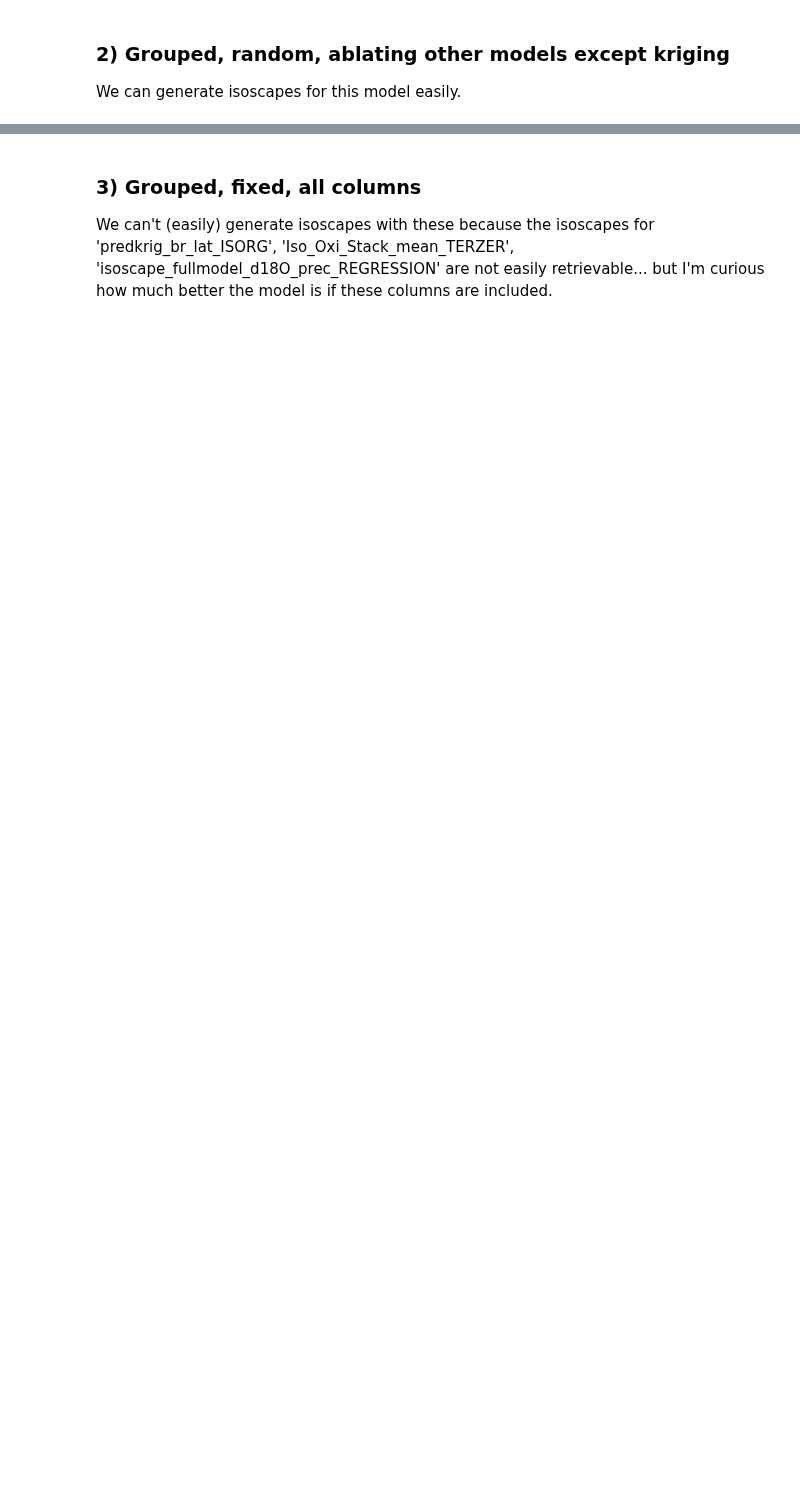
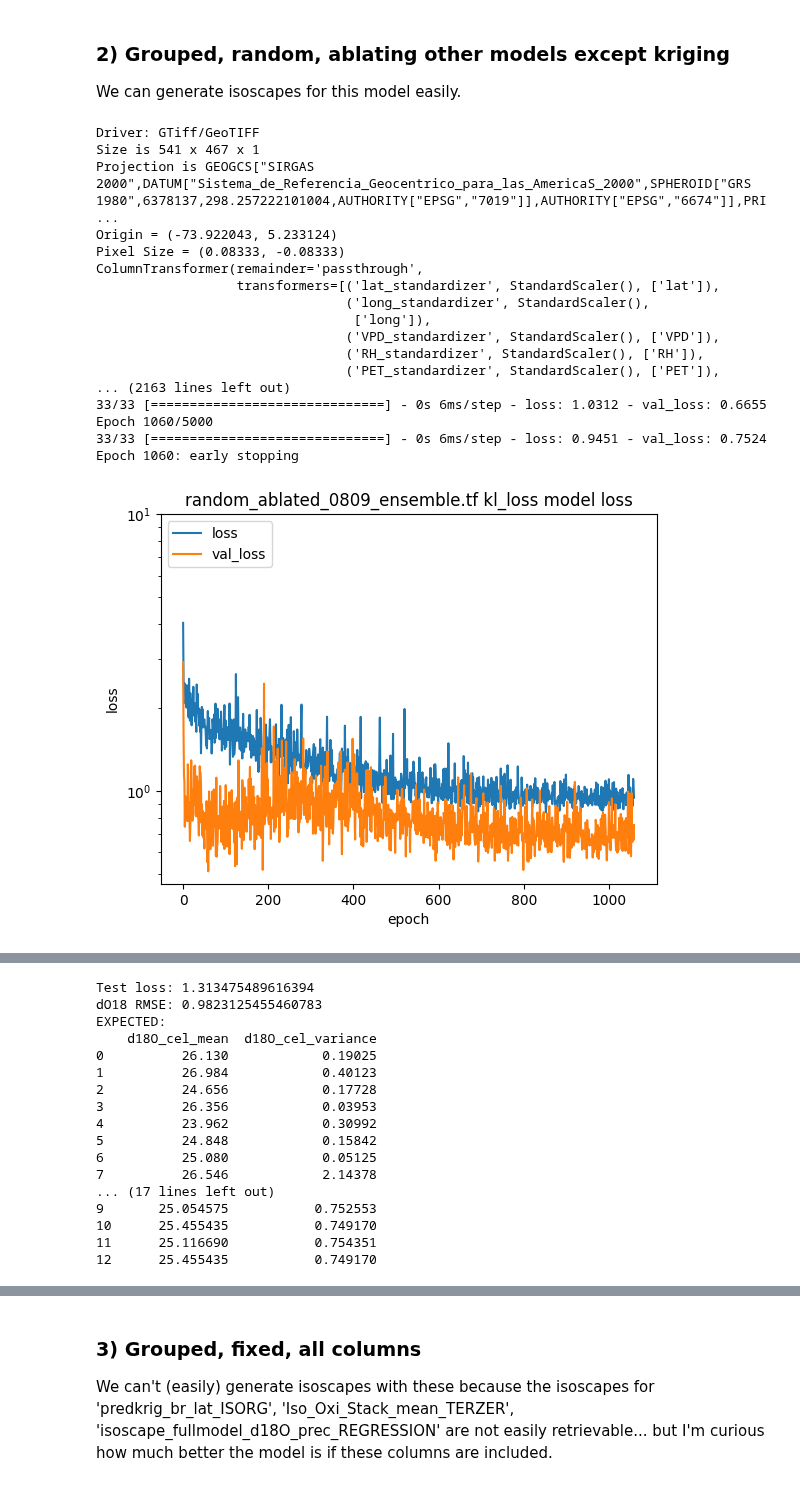
Before and after one commit to tnc-br/ddf-isoscapes, a Jupyter notebook: dnn/briso_d13C.ipynb, the cells around one changed output, grey strips where cells are left out. Saved outputs shown, nothing was run; the diff lists cells and outputs as text; code cells hidden in the pictures; blank space fills up the shorter version.

```diff
--- a/dnn/briso_d13C.ipynb
+++ b/dnn/briso_d13C.ipynb
@@ -430,18 +417,37 @@ We can generate isoscapes for this model easily.
 # %%
 grouped_random_fileset = {
     'TRAIN' : os.path.join(FP_ROOT, 'amazon_sample_data/canonical/uc_davis_train_random_grouped.csv'),
     'TEST' : os.path.join(FP_ROOT, 'amazon_sample_data/canonical/uc_davis_test_random_grouped.csv'),
     'VALIDATION' : os.path.join(FP_ROOT, 'amazon_sample_data/canonical/uc_davis_validation_random_grouped.csv'),
 }
 
 columns_to_passthrough = [
     'ordinary_kriging_linear_d18O_predicted_mean',
     'ordinary_kriging_linear_d18O_predicted_variance']
 columns_to_scale = []
 columns_to_standardize = ['lat', 'long', 'VPD', 'RH', 'PET', 'DEM', 'PA',
     'Mean Annual Temperature', 'Mean Annual Precipitation',]
 
 data = load_and_scale(grouped_random_fileset, columns_to_passthrough, columns_to_scale, columns_to_standardize)
-model = train_and_evaluate(data, "random_ablated_boosted", training_batch_size=3)
-model.save(get_model_save_location("random_ablated_boosted.tf"), save_format='tf')
-dump(data.feature_scaler, get_model_save_location('random_ablated_boosted_transformer.pkl'))
+model = train_and_evaluate(data, "random_ablated_0809_ensemble.tf", training_batch_size=3)
+model.save(get_model_save_location("random_ablated_0809_ensemble.tf"), save_format='tf')
+dump(data.feature_scaler, get_model_save_location('random_ablated_0809_ensemble.pkl'))
+# %% [output]
+Driver: GTiff/GeoTIFF
+Size is 541 x 467 x 1
+Projection is GEOGCS["SIRGAS 2000",DATUM["Sistema_de_Referencia_Geocentrico_para_las_AmericaS_2000",SPHEROID["GRS 1980",6378137,298.257222101004,AUTHORITY["EPSG","7019"]],AUTHORITY["EPSG","6674"]],PRI ...
+Origin = (-73.922043, 5.233124)
+Pixel Size = (0.08333, -0.08333)
+ColumnTransformer(remainder='passthrough',
+                  transformers=[('lat_standardizer', StandardScaler(), ['lat']),
+                                ('long_standardizer', StandardScaler(),
+                                 ['long']),
+                                ('VPD_standardizer', StandardScaler(), ['VPD']),
+                                ('RH_standardizer', StandardScaler(), ['RH']),
+                                ('PET_standardizer', StandardScaler(), ['PET']),
+... (2163 lines left out)
+33/33 [==============================] - 0s 6ms/step - loss: 1.0312 - val_loss: 0.6655
+Epoch 1060/5000
+33/33 [==============================] - 0s 6ms/step - loss: 0.9451 - val_loss: 0.7524
+Epoch 1060: early stopping
+[figure, added]
@@ -447,0 +457,17 @@ dump(data.feature_scaler, get_model_save_location('random_ablated_boosted_transf
+Test loss: 1.313475489616394
+dO18 RMSE: 0.9823125455460783
+EXPECTED:
+    d18O_cel_mean  d18O_cel_variance
+0          26.130            0.19025
+1          26.984            0.40123
+2          24.656            0.17728
+3          26.356            0.03953
+4          23.962            0.30992
+5          24.848            0.15842
+6          25.080            0.05125
+7          26.546            2.14378
+... (17 lines left out)
+9       25.054575           0.752553
+10      25.455435           0.749170
+11      25.116690           0.754351
+12      25.455435           0.749170
```
Also changed, not shown: parts of 11 cells of this notebook.
